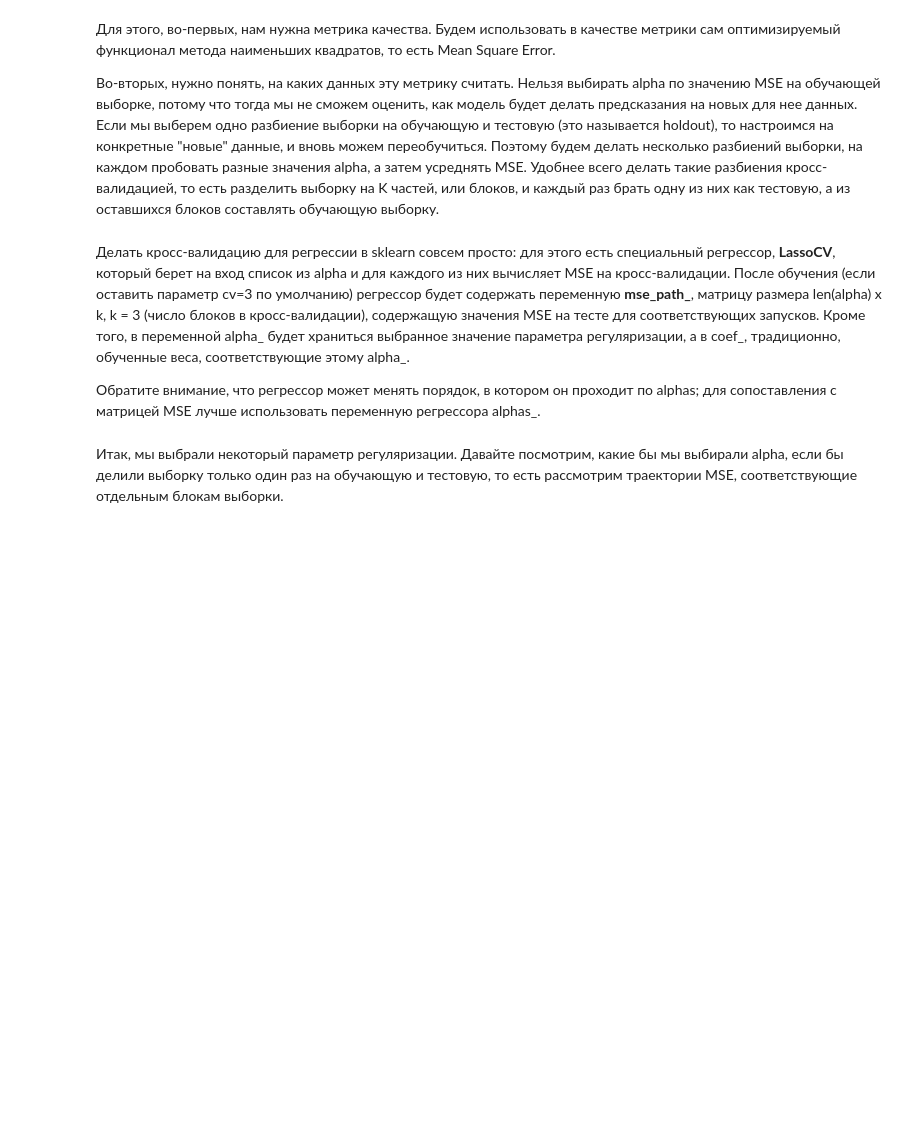
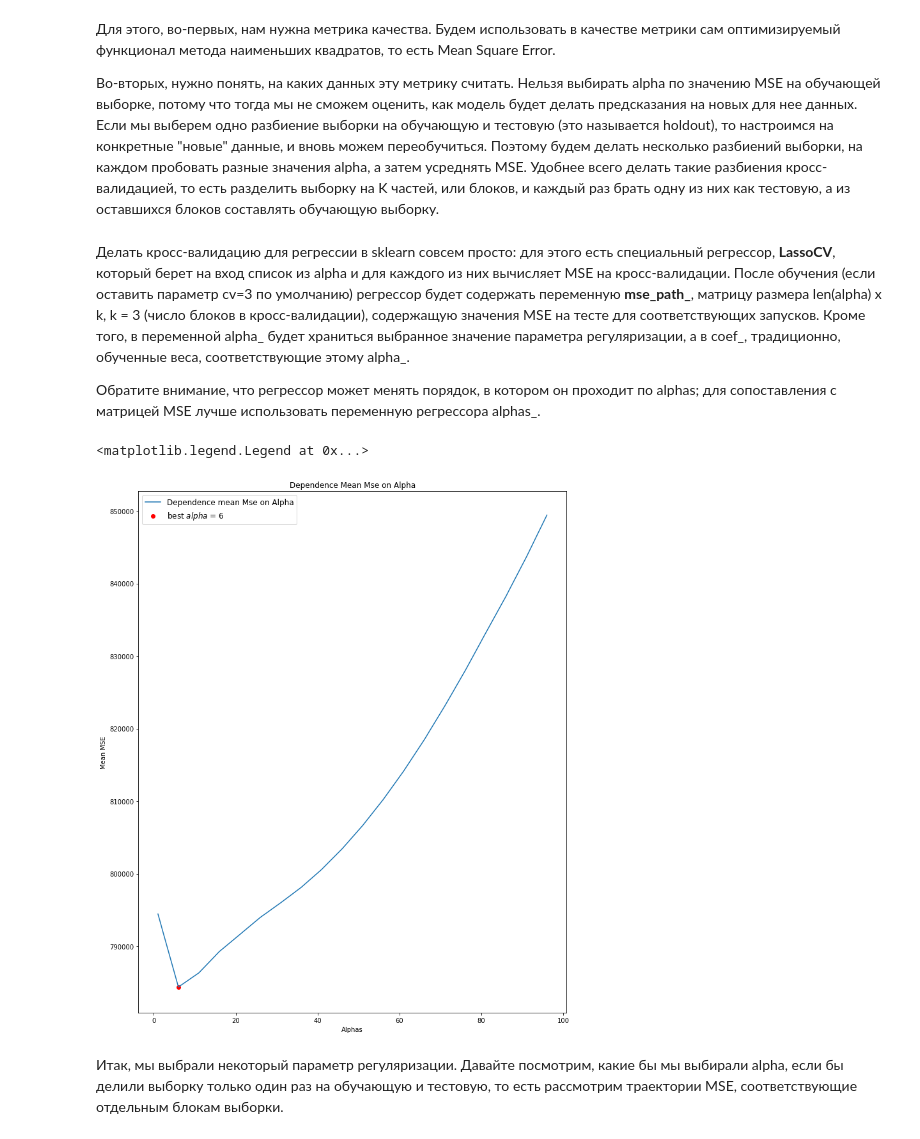
Before and after one commit to locacazador/pythonML, a Jupyter notebook: scikitLearn/OverfittingTask.ipynb, the cells around one changed output. Saved outputs shown, nothing was run; the diff lists cells and outputs as text; code cells hidden in the pictures; blank space fills up the shorter version.

```diff
--- a/scikitLearn/OverfittingTask.ipynb
+++ b/scikitLearn/OverfittingTask.ipynb
@@ -101,3 +151,7 @@ from sklearn.linear_model import LinearRegression
 # (веса хранятся в переменной coef_ класса регрессора).
 # Можно выводить пары (название признака, вес), воспользовавшись функцией zip, встроенной в язык python
 # Названия признаков хранятся в переменной df.columns
+linear_regressor = LinearRegression()
+linear_regressor.fit(X, y)
+for item in zip(df.columns[:-1], linear_regressor.coef_):
+    print(item)
@@ -120,3 +187,7 @@ from sklearn.linear_model import Lasso, Ridge
 # %%
 # Код 2.2 (0.5 балла)
 # Обучите линейную модель с L1-регуляризацией и выведите веса
+lasso_regression = Lasso()
+lasso_regression.fit(X,y)
+for item in zip(df.columns[:-1], lasso_regression.coef_):
+    print(item)
@@ -123,3 +207,7 @@ from sklearn.linear_model import Lasso, Ridge
 # %%
 # Код 2.3 (0.5 балла)
 # Обучите линейную модель с L2-регуляризацией и выведите веса
+ridge_regression = Ridge()
+ridge_regression.fit(X,y)
+for item in zip(df.columns[:-1], ridge_regression.coef_):
+    print(item)
@@ -137,6 +238,15 @@ coefs_ridge = np.zeros((alphas.shape[0], X.shape[1]))
 # Для каждого значения коэффициента из alphas обучите регрессор Lasso
 # и запишите веса в соответствующую строку матрицы coefs_lasso (вспомните встроенную в python функцию enumerate),
 # а затем обучите Ridge и запишите веса в coefs_ridge.
+for index, alpha_ in enumerate(alphas):
+    # Обучим Lasso и Ridge
+    lasso_regression_alpha = Lasso(alpha = alpha_)
+    lasso_regression_alpha.fit(X,y)
+    ridge_regression_alpha = Ridge(alpha = alpha_)
+    ridge_regression_alpha.fit(X,y)
+    # Запишем значения коэффициентов в матрицу
+    coefs_lasso[index] = lasso_regression_alpha.coef_
+    coefs_ridge[index] = ridge_regression_alpha.coef_
 # %% [markdown]
 Визуализируем динамику весов при увеличении параметра регуляризации:
 # %%
@@ -184,9 +298,24 @@ from sklearn.linear_model import LassoCV
 # %%
 # Код 3.2 (1 балл)
 # Обучите регрессор LassoCV на всех параметрах регуляризации из alpha
 # Постройте график _усредненного_ по строкам MSE в зависимости от alpha.
 # Выведите выбранное alpha, а также пары "признак-коэффициент" для обученного вектора коэффициентов
 alphas = np.arange(1, 100, 5)
+l2_regressor = LassoCV(alphas=alphas)
+l2_regressor.fit(X,y)
+data_to_draw = list()
+mean_values_mse = l2_regressor.mse_path_.mean(axis = 1)
+plt.figure(figsize=(12,15))
+ax = plt.plot(l2_regressor.alphas_, mean_values_mse, label = 'Dependence mean Mse on Alpha')
+plt.xlabel('Alphas')
+plt.ylabel('Mean MSE')
+plt.title('Dependence Mean Mse on Alpha')
+alpha_best = l2_regressor.alpha_
+ax2 = plt.scatter(alpha_best, mean_values_mse.min(), c = 'r', label = 'best $alpha$ = {}'.format(alpha_best))
+plt.legend(fontsize = 'large', loc = 'best')
+# %% [output]
+<matplotlib.legend.Legend at 0x...>
+[figure, added]
 # %% [markdown]
 Итак, мы выбрали некоторый параметр регуляризации. Давайте посмотрим, какие бы мы выбирали alpha, если бы делили выборку только один раз на обучающую и тестовую, то есть рассмотрим траектории MSE, соответствующие отдельным блокам выборки.
 # %%
```
Also changed, not shown: parts of 11 cells of this notebook.
